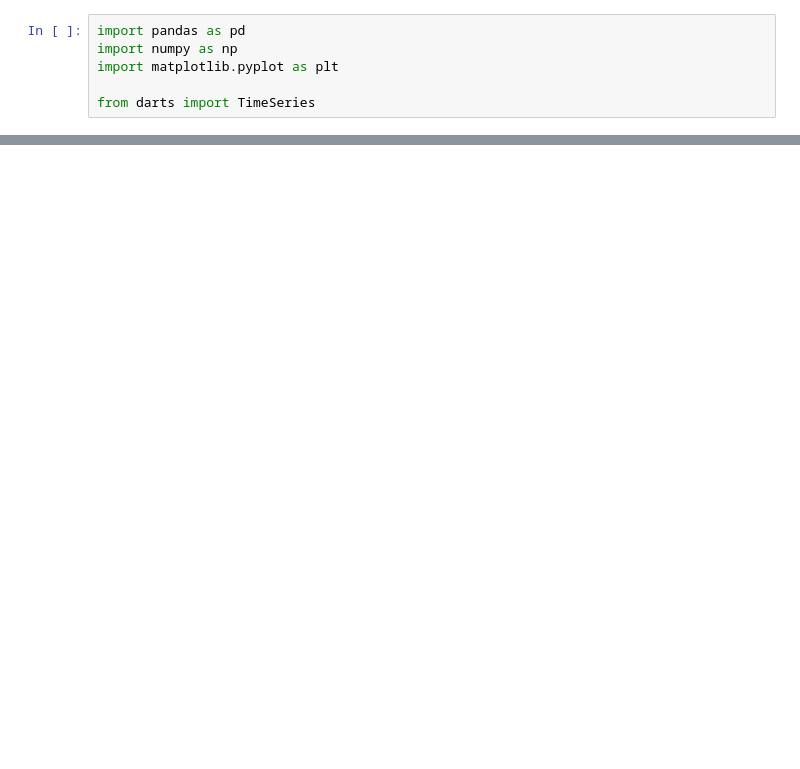
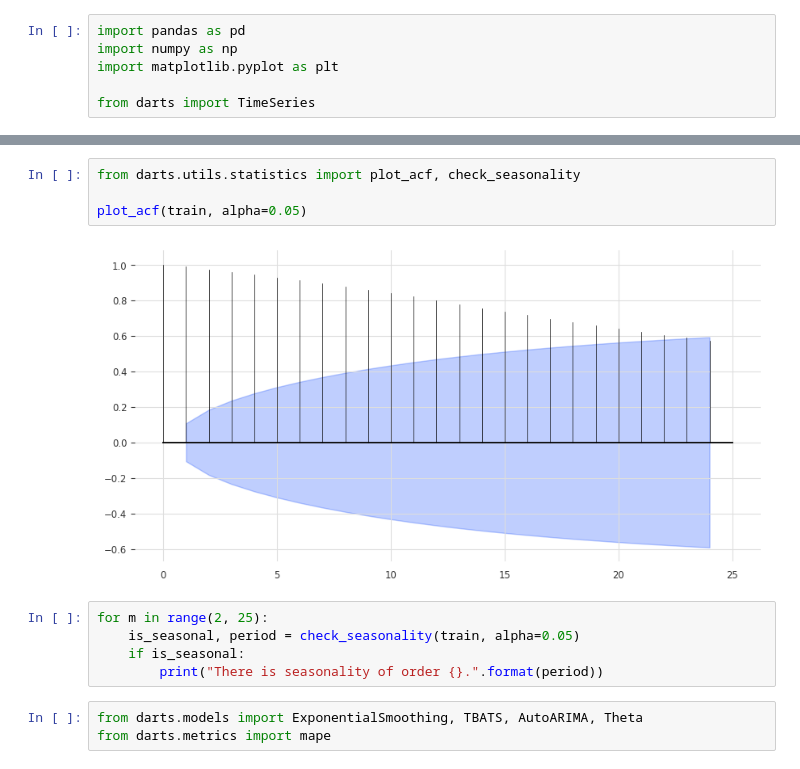
Before and after one commit to Ankru98/Ankru98.github.io, a Jupyter notebook: Prep_posts_medium/mediumpost2.ipynb, the cells around one changed output, grey strips where cells are left out. Drawn from its saved outputs; the diff is of its cells as text; blank space fills up the shorter version.

```diff
--- a/Prep_posts_medium/mediumpost2.ipynb
+++ b/Prep_posts_medium/mediumpost2.ipynb
@@ -10,0 +16,14 @@ HTTPError: HTTP Error 404: Not Found
+# %%
+from darts.utils.statistics import plot_acf, check_seasonality
+
+plot_acf(train, alpha=0.05)
+# %% [output]
+[figure, added]
+# %%
+for m in range(2, 25):
+    is_seasonal, period = check_seasonality(train, alpha=0.05)
+    if is_seasonal:
+        print("There is seasonality of order {}.".format(period))
+# %%
+from darts.models import ExponentialSmoothing, TBATS, AutoARIMA, Theta
+from darts.metrics import mape
```
Also changed, not shown: parts of 13 cells of this notebook.
